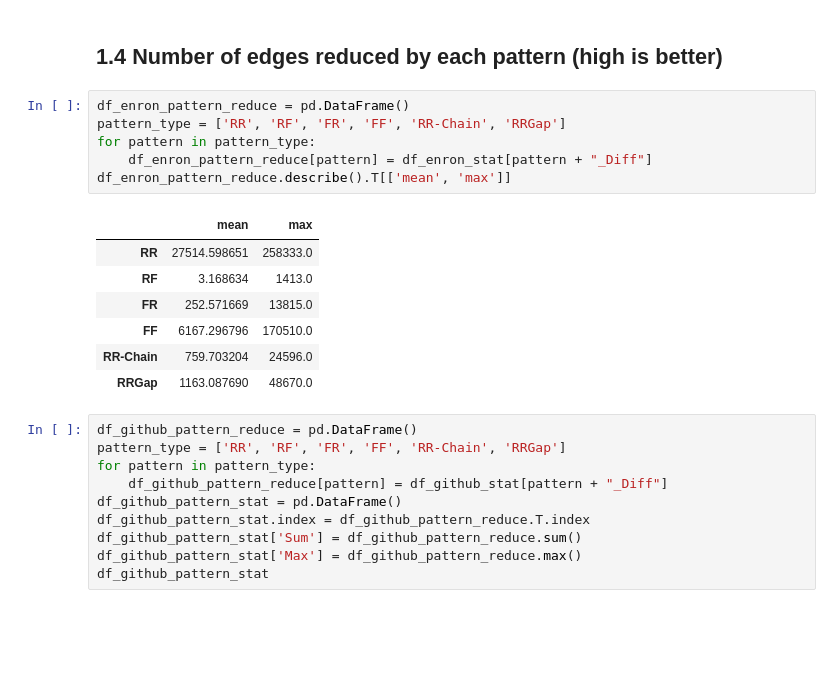
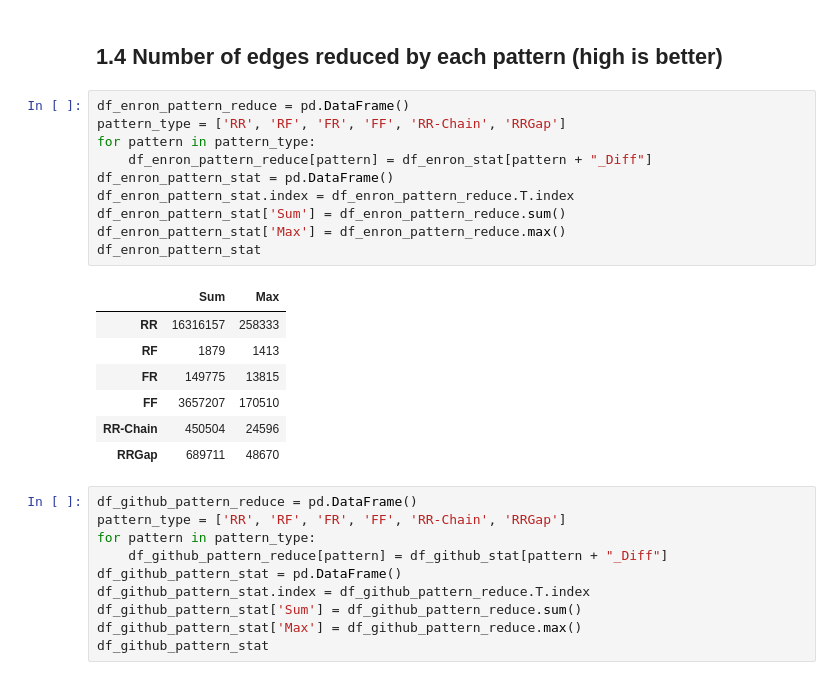
Before and after one commit to dataspread/SpreadsheetAnalyzer, a Jupyter notebook: test_result_analysis.ipynb, the cells around one changed output. Cells and saved outputs as stored; diff of their text form; blank space fills up the shorter version.

Commit message:
enron

```diff
--- a/test_result_analysis.ipynb
+++ b/test_result_analysis.ipynb
@@ -120,17 +120,21 @@ df_github_edge_prec.describe().T[['min', '25%', '50%', 'mean']]
 # %%
 df_enron_pattern_reduce = pd.DataFrame()
 pattern_type = ['RR', 'RF', 'FR', 'FF', 'RR-Chain', 'RRGap']
 for pattern in pattern_type:
     df_enron_pattern_reduce[pattern] = df_enron_stat[pattern + "_Diff"]
-df_enron_pattern_reduce.describe().T[['mean', 'max']]
+df_enron_pattern_stat = pd.DataFrame()
+df_enron_pattern_stat.index = df_enron_pattern_reduce.T.index
+df_enron_pattern_stat['Sum'] = df_enron_pattern_reduce.sum()
+df_enron_pattern_stat['Max'] = df_enron_pattern_reduce.max()
+df_enron_pattern_stat
 # %% [output]
-|  | mean | max |
-| RR | 27514.598651 | 258333.0 |
-| RF | 3.168634 | 1413.0 |
-| FR | 252.571669 | 13815.0 |
-| FF | 6167.296796 | 170510.0 |
-| RR-Chain | 759.703204 | 24596.0 |
-| RRGap | 1163.087690 | 48670.0 |
+|  | Sum | Max |
+| RR | 16316157 | 258333 |
+| RF | 1879 | 1413 |
+| FR | 149775 | 13815 |
+| FF | 3657207 | 170510 |
+| RR-Chain | 450504 | 24596 |
+| RRGap | 689711 | 48670 |
 # %%
 df_github_pattern_reduce = pd.DataFrame()
 pattern_type = ['RR', 'RF', 'FR', 'FF', 'RR-Chain', 'RRGap']
```
